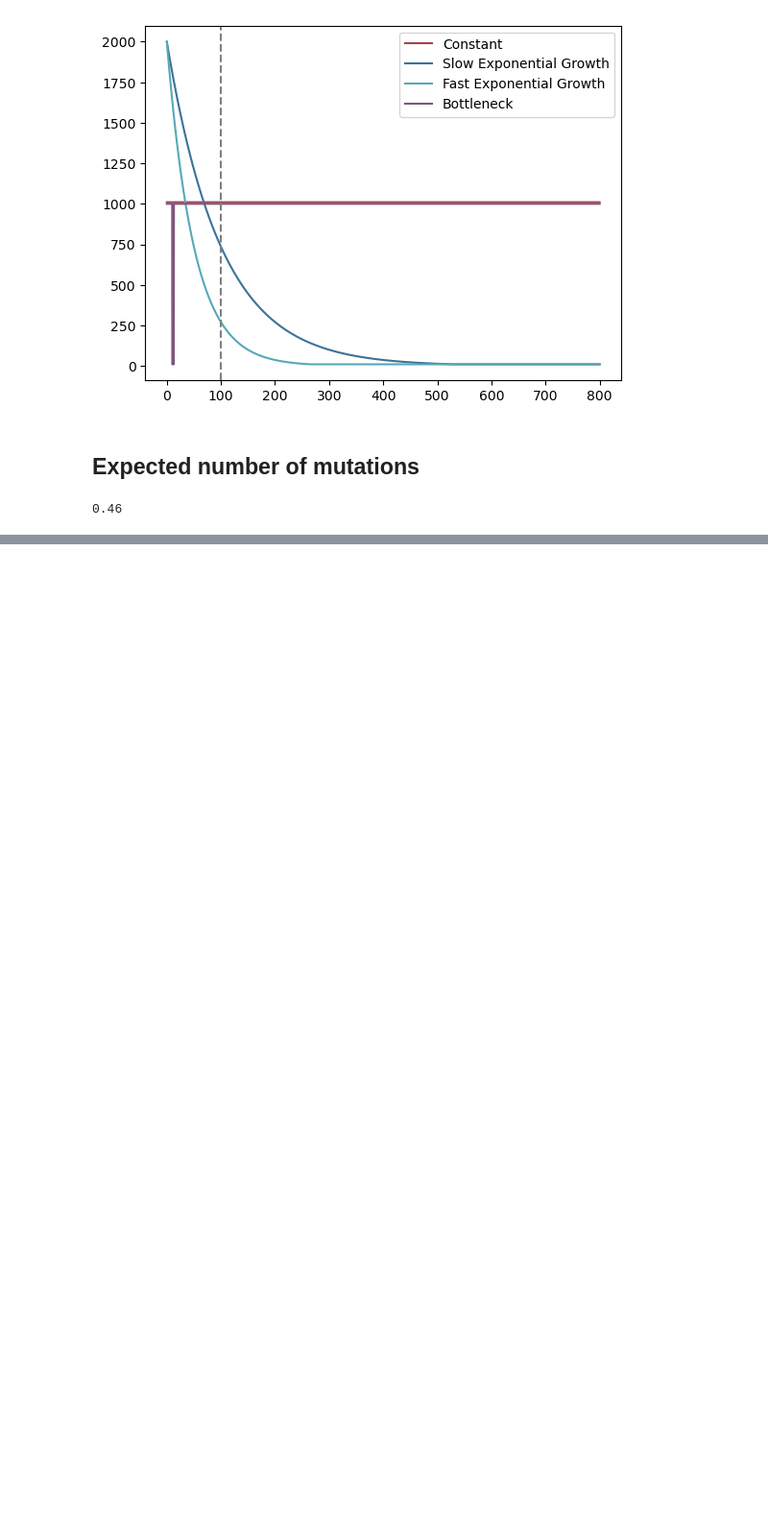
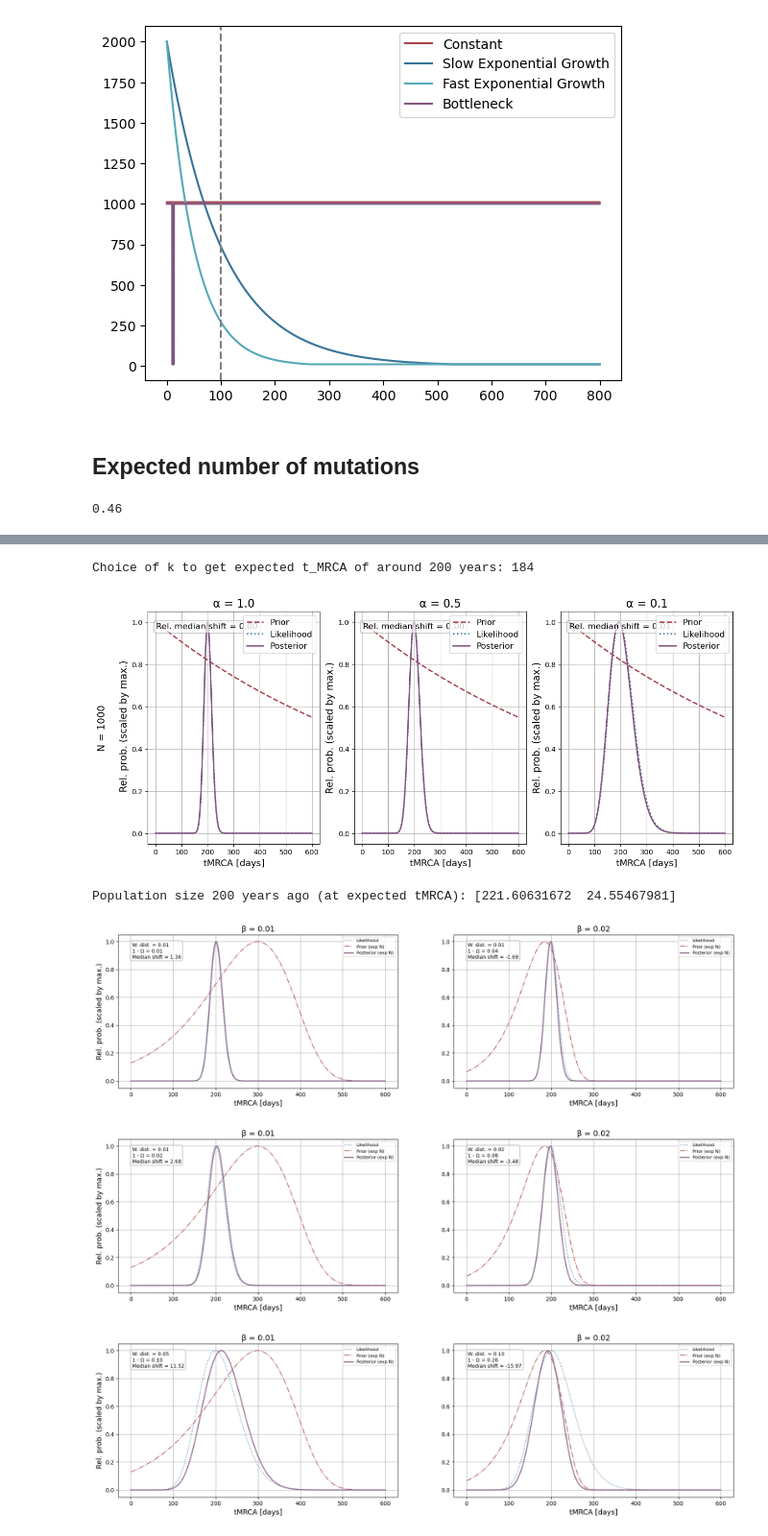
Before and after one commit to marie3003/BESP_paper-analyses, a Jupyter notebook: workflows/population_models.ipynb, the cells around one changed output, grey strips where cells are left out. Shown at 96% size. Drawn from its saved outputs; the diff is of its cells as text; code cells hidden in the pictures; blank space fills up the shorter version.

```diff
--- a/workflows/population_models.ipynb
+++ b/workflows/population_models.ipynb
@@ -49,0 +89,43 @@ plt.legend()
+# %%
+# Setup parameters
+L = 10000000
+N_values = [1000]  # Rows
+alpha_values = [1.0, 0.5, 0.1]  # Columns
+base_mu = 4.6e-8
+
+print("Choice of k to get expected t_MRCA of around 200 years: " + str(int(200 * base_mu * L * 2)))
+base_k = 184 # such that tMRCA is around 200 years ago which could be realistic scenario with L = 10^7 and mu = 4.6e-8
+t_max = 600  # Maximum tMRCA to consider
+
+# be careful to increase time frame for metrics calculation:
+# here analytic and numerical mean shift differ a lot because for the compuatation of the analytic mean shift not the whole likelihood distribution was considered (too small t_max)
+metrics = [
+    #(calculate_rel_wasserstein_dist, "Rel. W1", {}),
+    #(calculate_rel_wasserstein2_dist, "W2", {}),
+    (calculate_rel_median_shift, "Rel. median shift", {'abs_value': True}),
+    #(calculate_rel_mode_shift, "Rel. mode shift", {'abs_value': True}),
+    #(calculate_rel_mean_shift_const, "Rel. mean shift", {'abs_value': True}),
+    #(calculate_rel_mean_shift, "Rel. mean shift numeric", {'abs_value': True}),
+    #(calculate_mode_shift, "Mode shift", {'abs_value': True}),
+    #(calculate_coalescent_information_ratio_at_MAP, "1 - Ω", {'reverse_scale': True}),
+]
+
+
+#plot_tMRCA_constN(N_values, alpha_values, base_mu, base_k, t_max, L, metrics=metrics, title = "Prior, Likelihood, and Posterior of tMRCA at varying population size N (rows) and varying variance of the likelihood α (columns)")
+plot_tMRCA_constN(N_values, alpha_values, base_mu, base_k, t_max, L, metrics=metrics, title = "", figsize=(15, 6))
+
+print(f"Population size 200 years ago (at expected tMRCA): {np.exp(-np.array([0.01, 0.02])*220)*2000}")
+plot_tMRCA_expN_present(mu = base_mu, L= L, k_mut= base_k, N_present = 2000, beta_vec = [0.01, 0.02], max_tmrca = t_max, N = None, plot_comparison_to_const=False)
+plot_tMRCA_expN_present(mu = base_mu, L= L*alpha_values[1], k_mut= base_k*alpha_values[1], N_present = 2000, beta_vec = [0.01, 0.02], max_tmrca = t_max, N = None, plot_comparison_to_const=False)
+plot_tMRCA_expN_present(mu = base_mu, L= L*alpha_values[2], k_mut= base_k*alpha_values[2], N_present = 2000, beta_vec = [0.01, 0.02], max_tmrca = t_max, N = None, plot_comparison_to_const=False)
+
+plot_tMRCA_bottleneck(base_mu, L, base_k, N_high = 1000, N_low_vec = [10], t_bottleneck_start = 10, t_bottleneck_end_vec = [13], t_max = t_max, time_scale='years', figsize=(10, 6))
+plot_tMRCA_bottleneck(base_mu, L*alpha_values[1], base_k*alpha_values[1], N_high = 1000, N_low_vec = [10], t_bottleneck_start = 10, t_bottleneck_end_vec = [13], t_max = t_max, time_scale='years', figsize=(10, 6))
+plot_tMRCA_bottleneck(base_mu, L*alpha_values[2], base_k*alpha_values[2], N_high = 1000, N_low_vec = [10], t_bottleneck_start = 10, t_bottleneck_end_vec = [13], t_max = t_max, time_scale='years', figsize=(10, 6))
+# %% [output]
+Choice of k to get expected t_MRCA of around 200 years: 184
+[figure, added]
+Population size 200 years ago (at expected tMRCA): [221.60631672  24.55467981]
+[figure, added]
+[figure, added]
+[figure, added]
```
Also changed, not shown: parts of 5 cells of this notebook, 2 other files.
